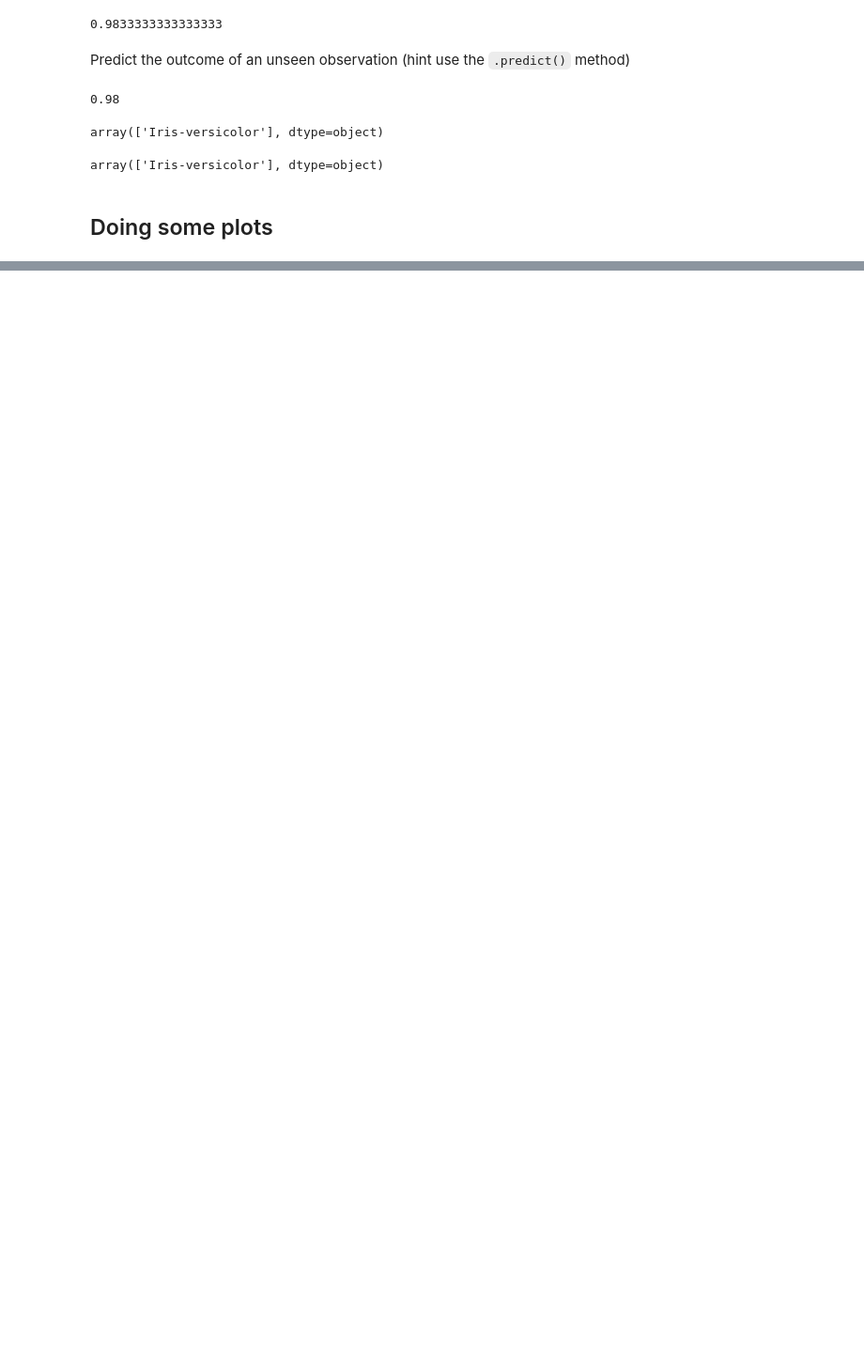
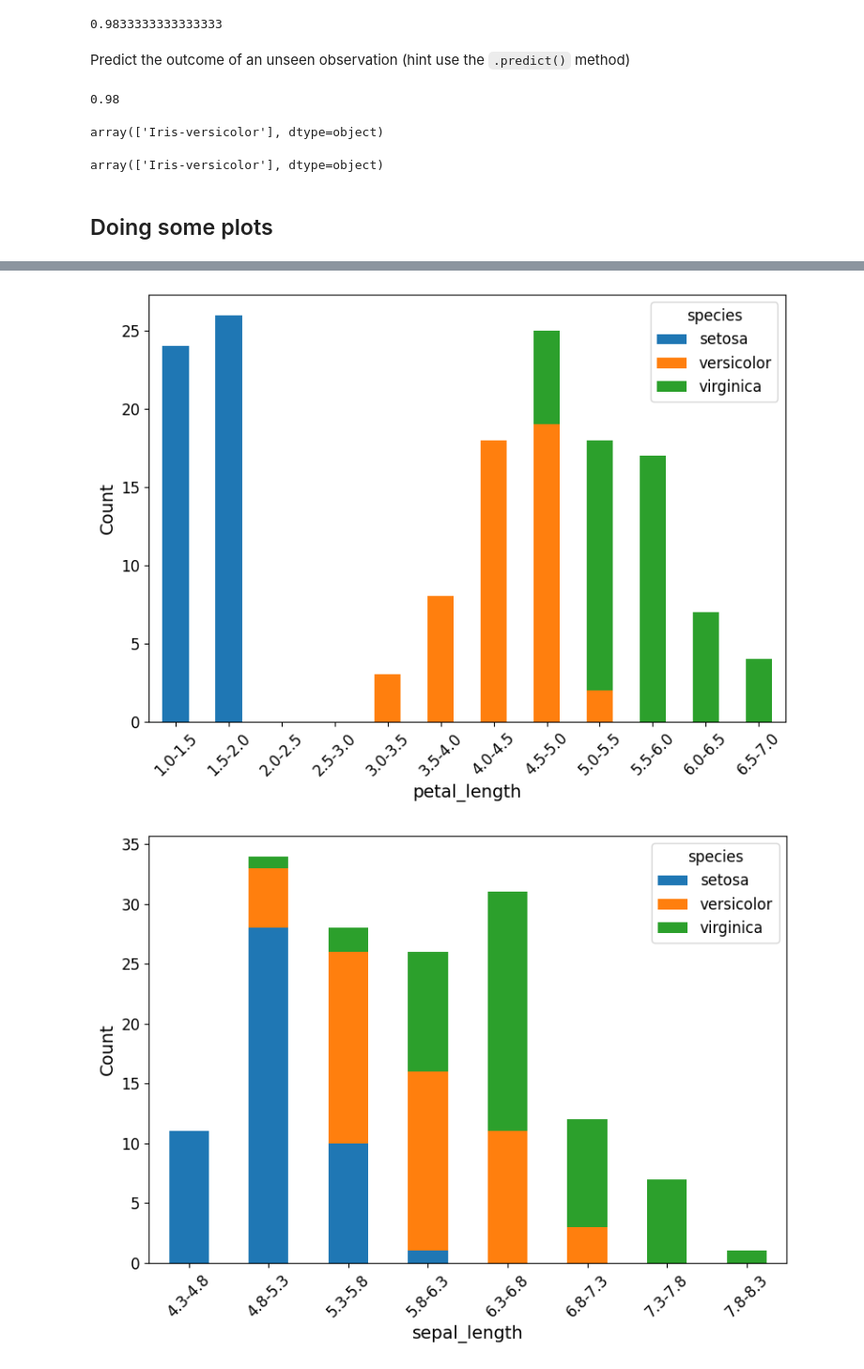
Before and after one commit to w4bo/teaching-handsondatapipelines, a Jupyter notebook: materials/14-Iris.solution.ipynb, the cells around one changed output, grey strips where cells are left out. Shown at 94% size. Saved outputs shown, nothing was run; the diff lists cells and outputs as text; code cells hidden in the pictures; blank space fills up the shorter version.

```diff
--- a/materials/14-Iris.solution.ipynb
+++ b/materials/14-Iris.solution.ipynb
@@ -462,0 +529,44 @@ def plot_boundary(clf, title, norm=False):
+# %%
+import pandas as pd
+import seaborn as sns
+import matplotlib.pyplot as plt
+import numpy as np
+
+def distrib(feature):
+    # Load the Iris dataset from seaborn
+    iris = sns.load_dataset('iris')
+    # print(iris)
+    # Get the min and max petal lengths
+    min_length = iris[feature].min()
+    max_length = iris[feature].max()
+
+    # Create bins dynamically from min to max with 0.5 intervals
+    bins = np.arange(min_length, max_length + 0.5, 0.5)  # Add 0.5 to include the max value in the last bin
+    labels = [f'{b:.1f}-{b + 0.5:.1f}' for b in bins[:-1]]  # Create labels for each bin
+
+    # Bin the petal lengths
+    iris['petal_length_bins'] = pd.cut(iris[feature], bins=bins, labels=labels, right=False)
+
+    # Count the occurrences of each bin per species
+    petal_length_counts = iris.groupby(['petal_length_bins', 'species']).size().unstack(fill_value=0)
+
+
+    # Plot a stacked bar chart
+    petal_length_counts.plot(kind='bar', stacked=True, color=my_colors, figsize=figsize)
+
+    # Add title and labels
+    # plt.title('Stacked Bar Chart of Iris Species Count by Binned Petal Length')
+    plt.xlabel(feature)
+    plt.ylabel('Count')
+    plt.xticks(rotation=45)
+
+    # Show the plot
+    plt.tight_layout()
+    for ext in ["svg", "pdf", "jpg"]:
+      # Save the plot as an image file
+      plt.savefig(f'{feature}-boxplot.{ext}')
+      files.download(f'{feature}-boxplot.{ext}')
+
+distrib('petal_length')
+distrib('sepal_length')
+# %% [output]
@@ -463,3 +585,5 @@ def plot_boundary(clf, title, norm=False):
+[figure, added]
+[figure, added]
 # %%
 tree = plot_boundary(DecisionTreeClassifier(max_depth=3, random_state=2), "decisiontree_cplot")
 # %% [output]
```
Also changed, not shown: parts of 5 cells of this notebook.
